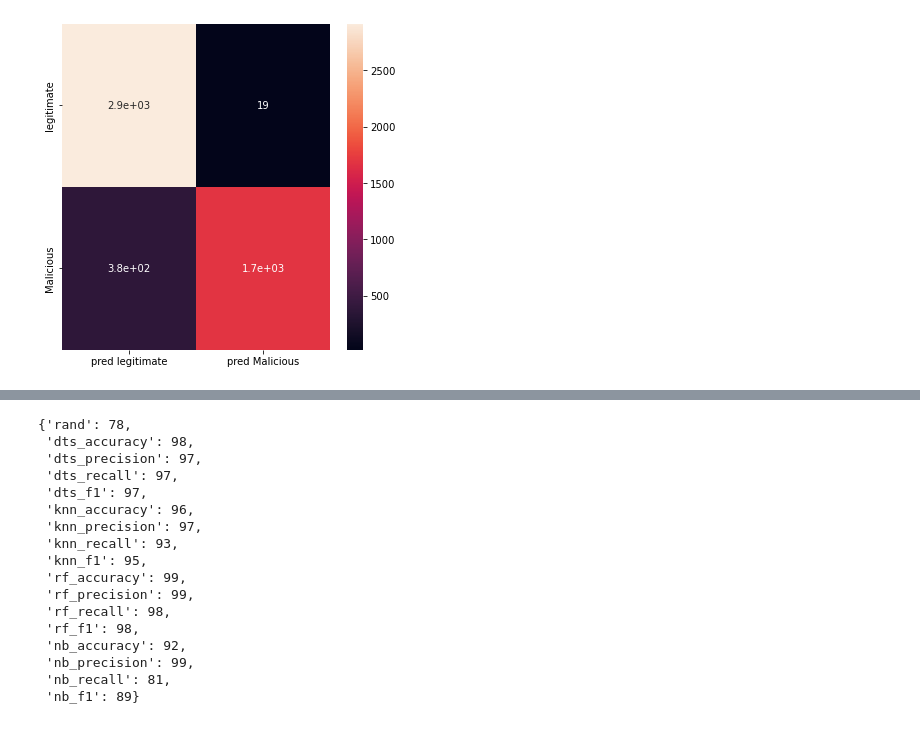
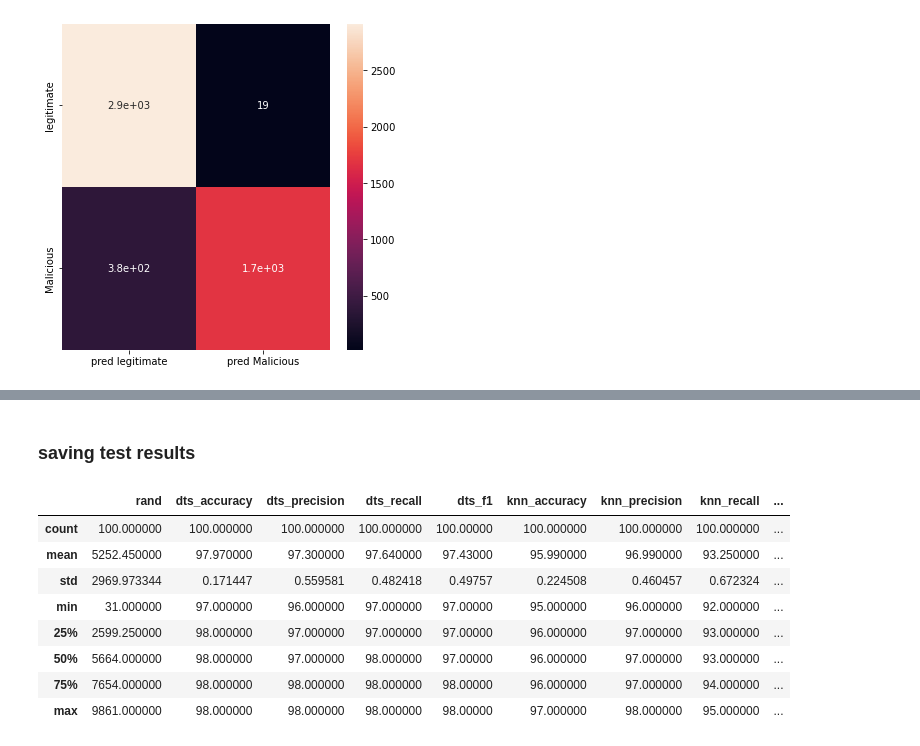
Before and after one commit to chandieka/PhishingClassifier, a Jupyter notebook: training.ipynb, the cells around one changed output, grey strips where cells are left out. Saved outputs shown, nothing was run; the diff lists cells and outputs as text; code cells hidden in the pictures.

```diff
--- a/training.ipynb
+++ b/training.ipynb
@@ -259,23 +261,5 @@ def test_cycle(cycle):
 
         temp[i] = data
     return temp
-# %%
-test_cycle(2)
-# %% [output]
-{'rand': 78,
- 'dts_accuracy': 98,
- 'dts_precision': 97,
- 'dts_recall': 97,
- 'dts_f1': 97,
- 'knn_accuracy': 96,
- 'knn_precision': 97,
- 'knn_recall': 93,
- 'knn_f1': 95,
- 'rf_accuracy': 99,
- 'rf_precision': 99,
- 'rf_recall': 98,
- 'rf_f1': 98,
- 'nb_accuracy': 92,
- 'nb_precision': 99,
- 'nb_recall': 81,
- 'nb_f1': 89}
+# %% [markdown]
+### saving test results
@@ -281,0 +271,14 @@ test_cycle(2)
+# %%
+test_df = pd.read_json('test-result.json', orient="index")
+# %%
+test_df.describe()
+# %% [output]
+|  | rand | dts_accuracy | dts_precision | dts_recall | dts_f1 | knn_accuracy | knn_precision | knn_recall | ... |
+| count | 100.000000 | 100.000000 | 100.000000 | 100.000000 | 100.00000 | 100.000000 | 100.000000 | 100.000000 | ... |
+| mean | 5252.450000 | 97.970000 | 97.300000 | 97.640000 | 97.43000 | 95.990000 | 96.990000 | 93.250000 | ... |
+| std | 2969.973344 | 0.171447 | 0.559581 | 0.482418 | 0.49757 | 0.224508 | 0.460457 | 0.672324 | ... |
+| min | 31.000000 | 97.000000 | 96.000000 | 97.000000 | 97.00000 | 95.000000 | 96.000000 | 92.000000 | ... |
+| 25% | 2599.250000 | 98.000000 | 97.000000 | 97.000000 | 97.00000 | 96.000000 | 97.000000 | 93.000000 | ... |
+| 50% | 5664.000000 | 98.000000 | 97.000000 | 98.000000 | 97.00000 | 96.000000 | 97.000000 | 93.000000 | ... |
+| 75% | 7654.000000 | 98.000000 | 98.000000 | 98.000000 | 98.00000 | 96.000000 | 97.000000 | 94.000000 | ... |
+| max | 9861.000000 | 98.000000 | 98.000000 | 98.000000 | 98.00000 | 97.000000 | 98.000000 | 95.000000 | ... |
```
Also changed, not shown: parts of 6 cells of this notebook.
